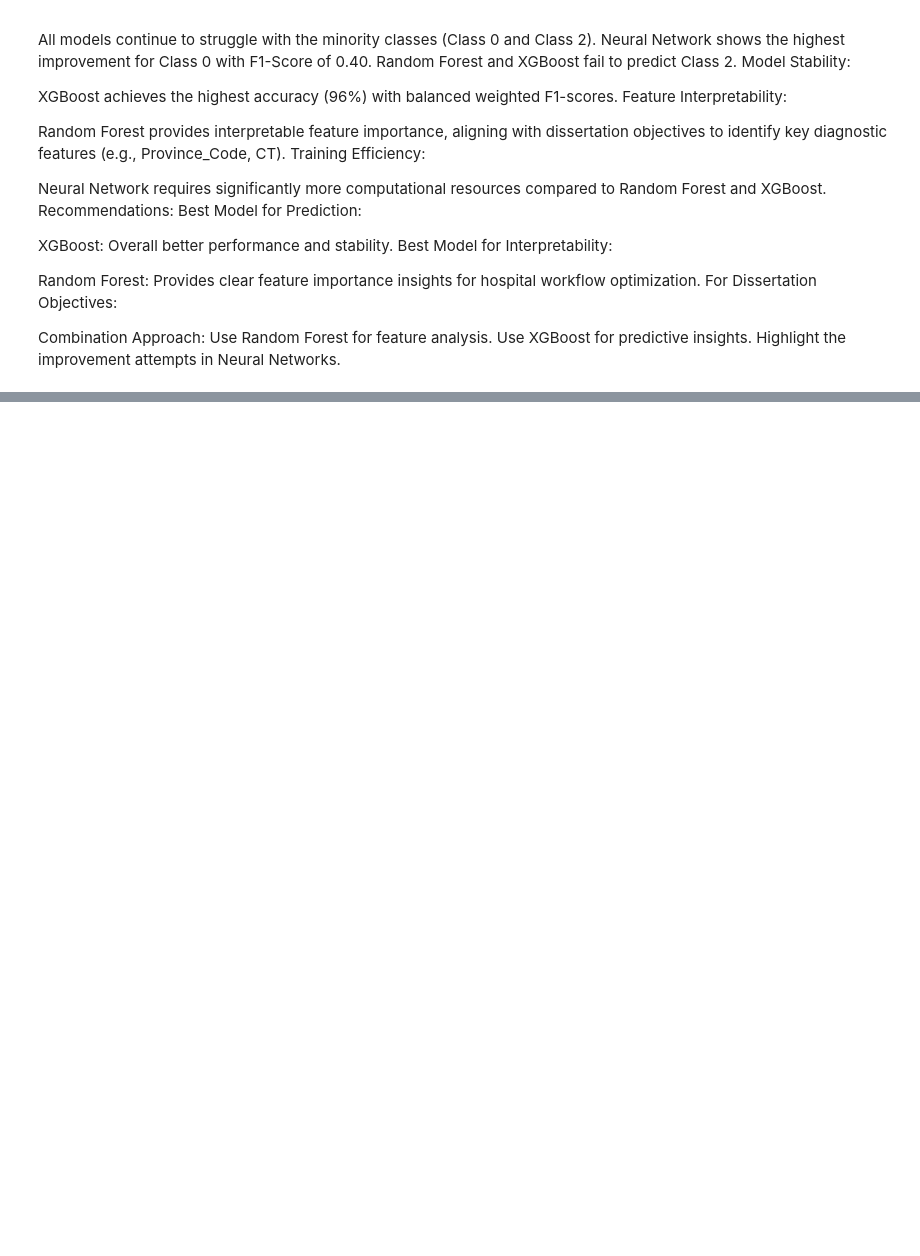
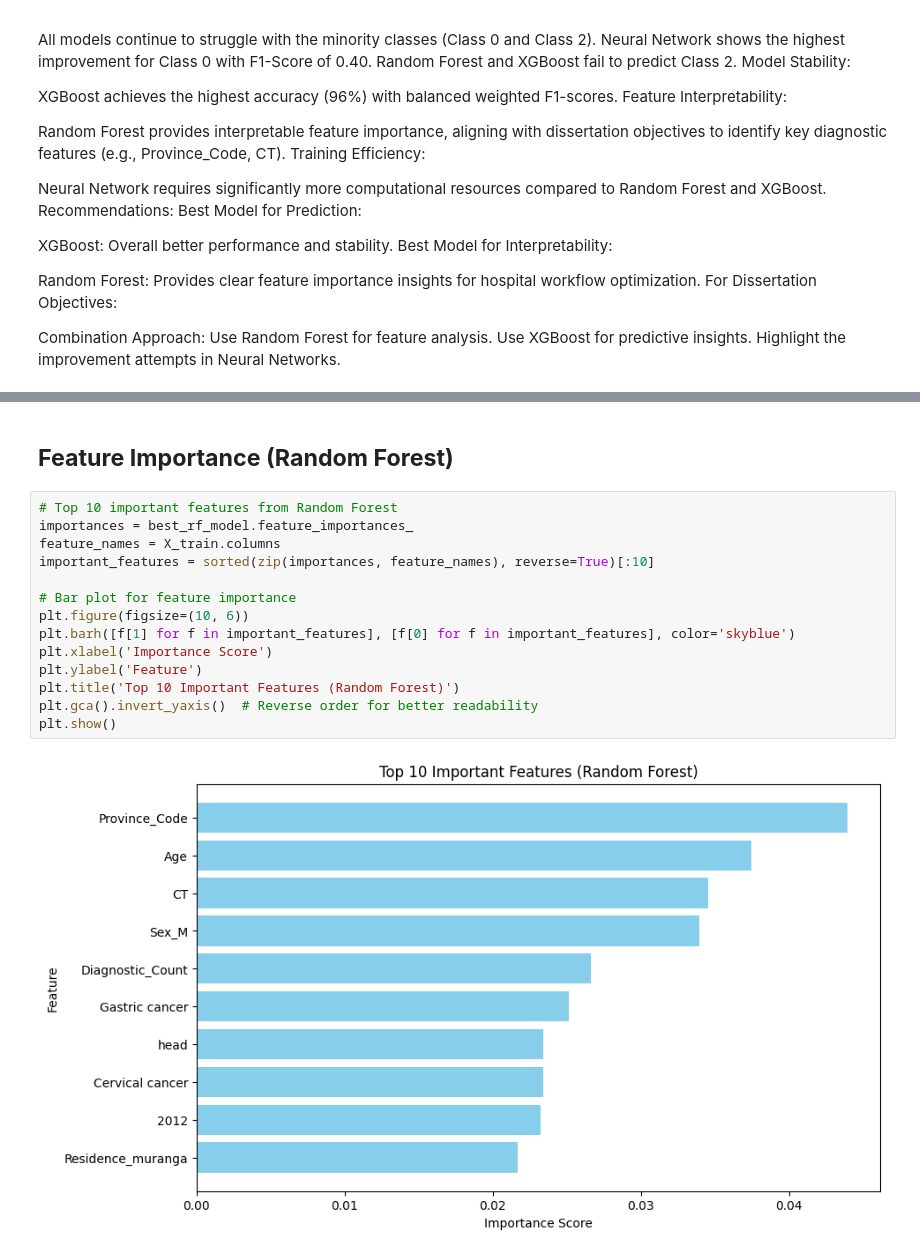
Before and after one commit to njokinjuguna/Machine-learning-Models, a Jupyter notebook: cancerpredictiveanalysisinkenya.ipynb, the cells around one changed output, grey strips where cells are left out. Drawn from its saved outputs; the diff is of its cells as text; blank space fills up the shorter version.

```diff
--- a/cancerpredictiveanalysisinkenya.ipynb
+++ b/cancerpredictiveanalysisinkenya.ipynb
@@ -1193,0 +1219,18 @@ Highlight the improvement attempts in Neural Networks.
+# %% [markdown]
+## **Feature Importance (Random Forest)**
+# %%
+# Top 10 important features from Random Forest
+importances = best_rf_model.feature_importances_
+feature_names = X_train.columns
+important_features = sorted(zip(importances, feature_names), reverse=True)[:10]
+
+# Bar plot for feature importance
+plt.figure(figsize=(10, 6))
+plt.barh([f[1] for f in important_features], [f[0] for f in important_features], color='skyblue')
+plt.xlabel('Importance Score')
+plt.ylabel('Feature')
+plt.title('Top 10 Important Features (Random Forest)')
+plt.gca().invert_yaxis()  # Reverse order for better readability
+plt.show()
+# %% [output]
+[figure, added]
```
Also changed, not shown: parts of 8 cells of this notebook.
